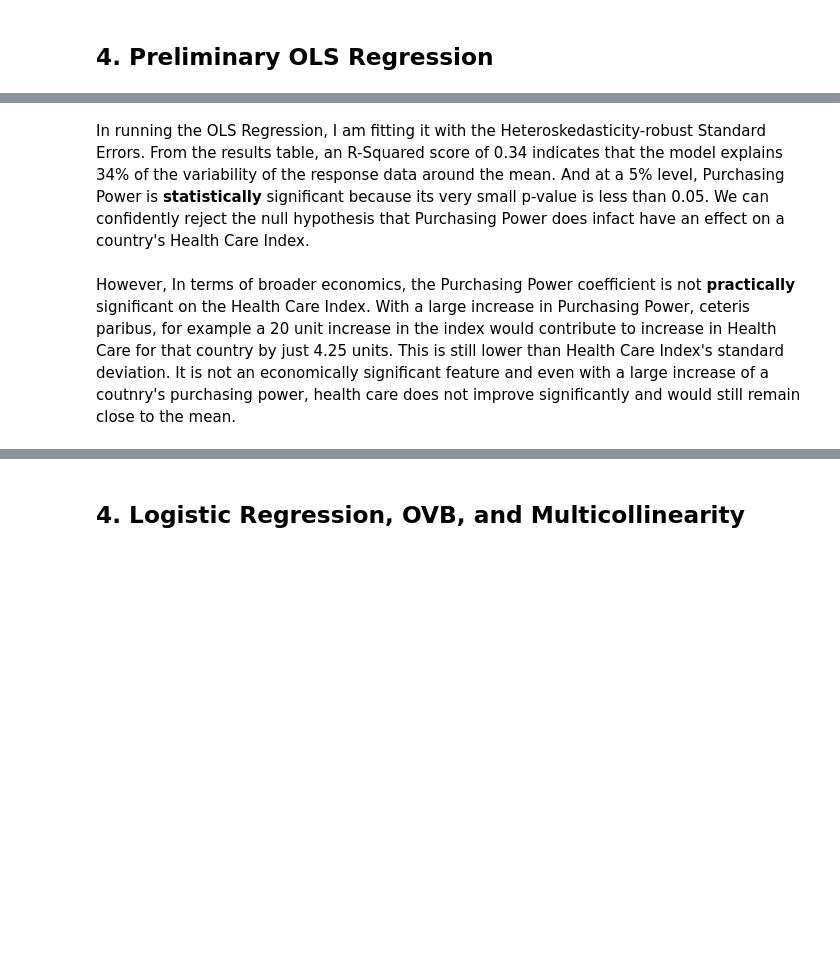
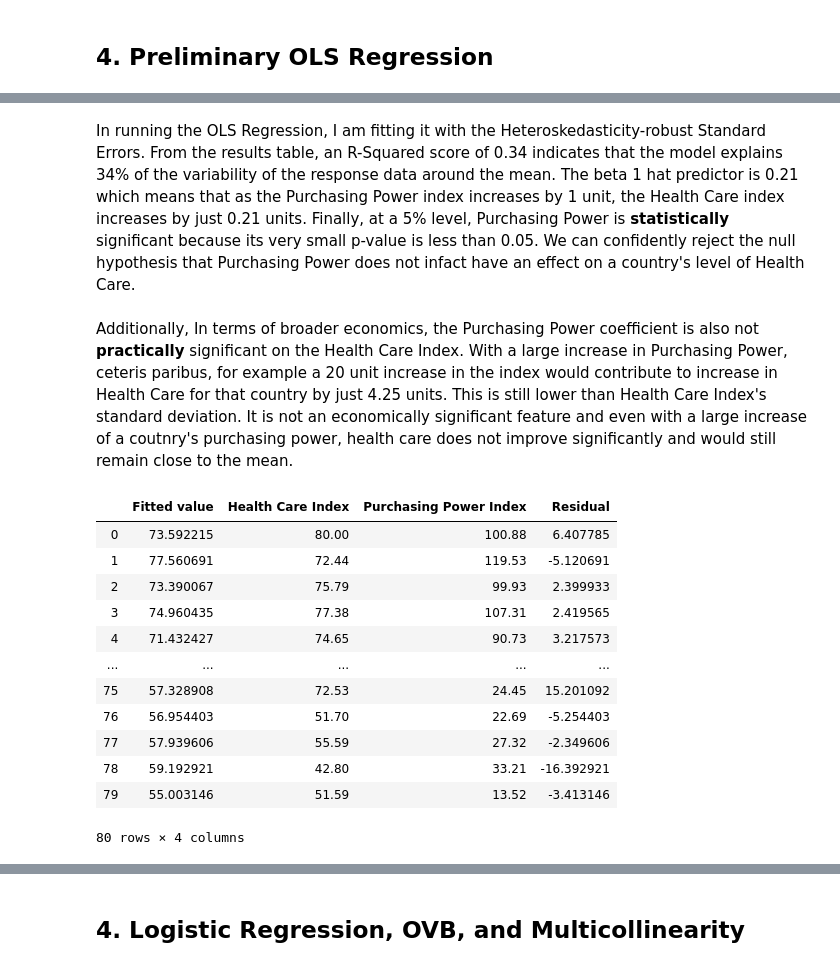
Before and after one commit to AgaskarJ/HealthCareIndex, a Jupyter notebook: Life.ipynb, the cells around one changed output, grey strips where cells are left out. Cells and saved outputs as stored; diff of their text form; code cells hidden in the pictures; blank space fills up the shorter version.

Commit message:
Described Side-by-side Regression

```diff
--- a/Life.ipynb
+++ b/Life.ipynb
@@ -185,6 +167,29 @@ OLS Regression Results
 Warnings:
 [1] Standard Errors are heteroscedasticity robust (HC1)
 # %% [markdown]
-In running the OLS Regression, I am fitting it with the Heteroskedasticity-robust Standard Errors. From the results table, an R-Squared score of 0.34 indicates that the model explains 34% of the variability of the response data around the mean. And at a 5% level, Purchasing Power is <b>statistically</b> significant because its very small p-value is less than 0.05. We can confidently reject the null hypothesis that Purchasing Power does infact have an effect on a country's Health Care Index.
+In running the OLS Regression, I am fitting it with the Heteroskedasticity-robust Standard Errors. From the results table, an R-Squared score of 0.34 indicates that the model explains 34% of the variability of the response data around the mean. The beta 1 hat predictor is 0.21 which means that as the Purchasing Power index increases by 1 unit, the Health Care index increases by just 0.21 units. Finally, at a 5% level, Purchasing Power is <b>statistically</b> significant because its very small p-value is less than 0.05. We can confidently reject the null hypothesis that Purchasing Power does not infact have an effect on a country's level of Health Care.
 <br><br>
-However, In terms of broader economics, the Purchasing Power coefficient is not <b>practically</b> significant on the Health Care Index. With a large increase in Purchasing Power, ceteris paribus, for example a 20 unit increase in the index would contribute to increase in Health Care for that country by just 4.25 units. This is still lower than Health Care Index's standard deviation. It is not an economically significant feature and even with a large increase of a coutnry's purchasing power, health care does not improve significantly and would still remain close to the mean.
+Additionally, In terms of broader economics, the Purchasing Power coefficient is also not <b>practically</b> significant on the Health Care Index. With a large increase in Purchasing Power, ceteris paribus, for example a 20 unit increase in the index would contribute to increase in Health Care for that country by just 4.25 units. This is still lower than Health Care Index's standard deviation. It is not an economically significant feature and even with a large increase of a coutnry's purchasing power, health care does not improve significantly and would still remain close to the mean.
+# %%
+# calculating fitted values:
+
+df_fitted = pd.DataFrame()
+df_fitted['Fitted value'] = predictions
+df_fitted['Health Care Index'] = df['Health Care Index']
+df_fitted['Purchasing Power Index'] = df['Purchasing Power Index']
+df_fitted['Residual'] = df['Health Care Index'] - df_fitted['Fitted value']
+df_fitted
+# %% [output]
+|  | Fitted value | Health Care Index | Purchasing Power Index | Residual |
+| 0 | 73.592215 | 80.00 | 100.88 | 6.407785 |
+| 1 | 77.560691 | 72.44 | 119.53 | -5.120691 |
+| 2 | 73.390067 | 75.79 | 99.93 | 2.399933 |
+| 3 | 74.960435 | 77.38 | 107.31 | 2.419565 |
+| 4 | 71.432427 | 74.65 | 90.73 | 3.217573 |
+| ... | ... | ... | ... | ... |
+| 75 | 57.328908 | 72.53 | 24.45 | 15.201092 |
+| 76 | 56.954403 | 51.70 | 22.69 | -5.254403 |
+| 77 | 57.939606 | 55.59 | 27.32 | -2.349606 |
+| 78 | 59.192921 | 42.80 | 33.21 | -16.392921 |
+| 79 | 55.003146 | 51.59 | 13.52 | -3.413146 |
+80 rows × 4 columns
```
Also changed, not shown: parts of 11 cells of this notebook, 1 other file.
